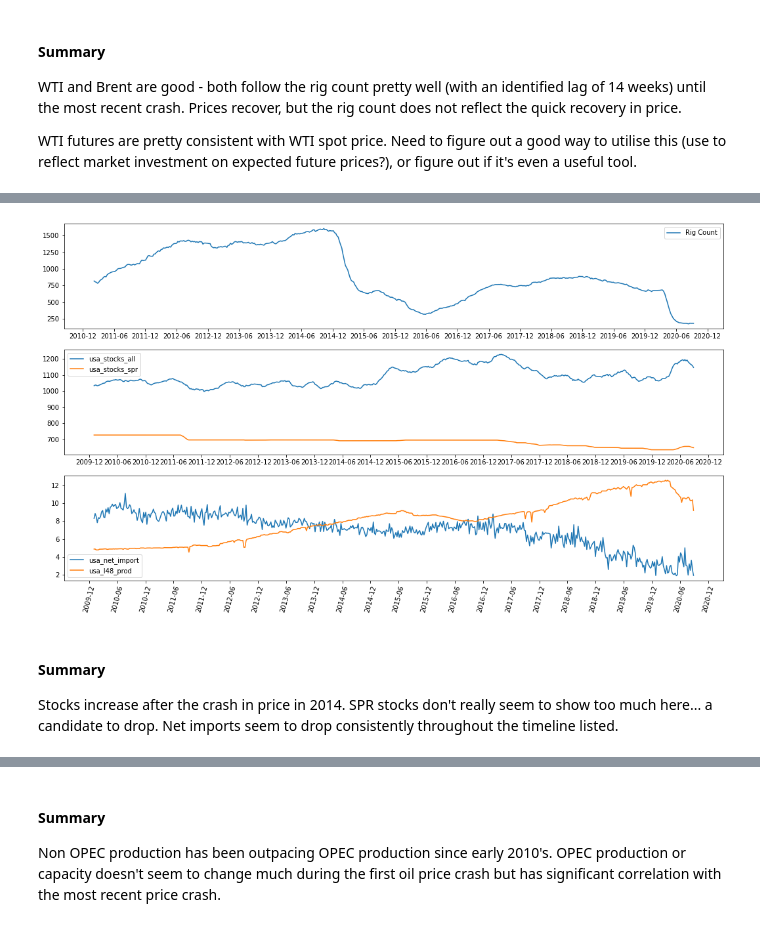
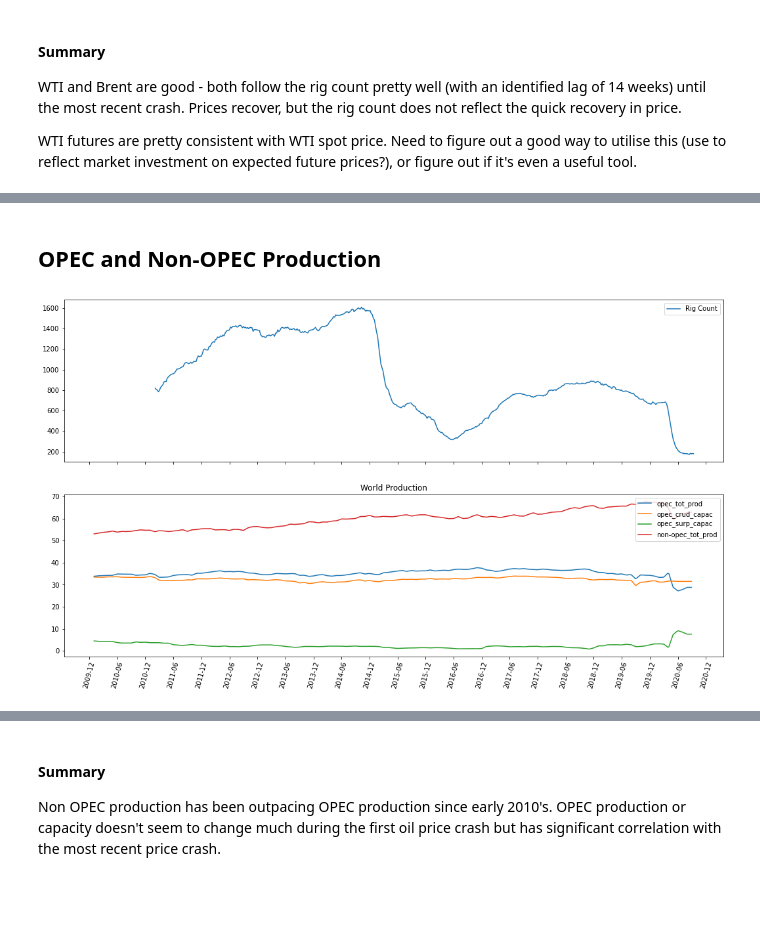
Before and after one commit to brspencer90/rig-count_L48, a Jupyter notebook: notebooks/3.1_EDA.ipynb, the cells around one changed output, grey strips where cells are left out. Saved outputs shown, nothing was run; the diff lists cells and outputs as text; code cells hidden in the pictures; blank space fills up the shorter version.

```diff
--- a/notebooks/3.1_EDA.ipynb
+++ b/notebooks/3.1_EDA.ipynb
@@ -33,6 +33,9 @@ merged_filename = 'merged_data.csv'
 # Load csv into dataframe
 df_rig = pd.read_csv(data_interim_dir + rig_filename)
 df_eia = pd.read_csv(data_interim_dir + eia_filename)
+
+df_rig.date = pd.to_datetime(df_rig.date)
+df_eia.date = pd.to_datetime(df_eia.date)
 # %% [markdown]
 # What am I trying to model?
 # %%
@@ -240,3 +301,23 @@ shifted_wti[['date','wti_spot_lag_14','wti_spot_lag_0','Total US RigCount']].ilo
 WTI and Brent are good - both follow the rig count pretty well (with an identified lag of 14 weeks) until the most recent crash. Prices recover, but the rig count does not reflect the quick recovery in price.
 
 WTI futures are pretty consistent with WTI spot price. Need to figure out a good way to utilise this (use to reflect market investment on expected future prices?), or figure out if it's even a useful tool.
+# %%
+fig, ax = plt.subplots(3,sharex=True,figsize=(18,10))
+
+ax[0].plot(df_rig.date,df_rig['Total US RigCount'], label ='Rig Count')
+
+for col in ['usa_stocks_all','usa_stocks_spr']:
+    ax[1].plot(df_eia.date,df_eia.loc[:,col], label =col)
+
+for col in ['usa_l48_prod','usa_net_import']:
+    ax[2].plot(df_eia.date,df_eia.loc[:,col], label =col)
+
+for i in range(0,3):
+    ax[i].legend()
+
+ax[2].xaxis.set_major_locator(matplotlib.dates.MonthLocator(bymonth = range(0,13,6)))
+ax[2].xaxis.set_major_formatter(matplotlib.dates.DateFormatter("%Y-%m"))
+
+
+plt.xticks(rotation=75)
+plt.show()
@@ -243,33 +350,19 @@ WTI futures are pretty consistent with WTI spot price. Need to figure out a good
+# %% [markdown]
+## OPEC and Non-OPEC Production
 # %%
-fig, ax = plt.subplots(3,figsize=(18,10))
+fig, ax = plt.subplots(2,sharex=True,figsize=(18,10))
+plt.title('World Production')
 
-ax[0].plot(pd.to_datetime(df_rig['date']),df_rig['Total US RigCount'], label ='Rig Count')
-ax[0].xaxis.set_major_locator(matplotlib.dates.MonthLocator(bymonth = range(0,13,6)))
-ax[0].xaxis.set_major_formatter(matplotlib.dates.DateFormatter("%Y-%m"))
+ax[0].plot(df_rig.date,df_rig['Total US RigCount'], label ='Rig Count')
 ax[0].legend()
 
-for i in [7,10]:
-    ax[2].plot(pd.to_datetime(df_eia['date']),df_eia.iloc[:,i], label =df_eia.iloc[:,i].name)
-
-ax[2].xaxis.set_major_locator(matplotlib.dates.MonthLocator(bymonth = range(0,13,6)))
-ax[2].xaxis.set_major_formatter(matplotlib.dates.DateFormatter("%Y-%m"))
-ax[2].legend()
-plt.xticks(rotation=75)
-
-for i in [8,9]:
-    ax[1].plot(pd.to_datetime(df_eia['date']),df_eia.iloc[:,i], label =df_eia.iloc[:,i].name)
-
-#ax[1].plot(pd.to_datetime(df_eia['date']),df_eia.wti_spot, label ='wti price')
+for col in df_eia.columns[11:15]:
+    ax[1].plot(df_eia.date,df_eia.loc[:,col], label =col)
 
 ax[1].xaxis.set_major_locator(matplotlib.dates.MonthLocator(bymonth = range(0,13,6)))
 ax[1].xaxis.set_major_formatter(matplotlib.dates.DateFormatter("%Y-%m"))
 ax[1].legend()
 plt.xticks(rotation=75)
 plt.show()
 # %% [output]
-[figure, old version]
+[figure, new version]
-# %% [markdown]
-#### Summary
-Stocks increase after the crash in price in 2014.
-SPR stocks don't really seem to show too much here... a candidate to drop.
-Net imports seem to drop consistently throughout the timeline listed.
```
Also changed, not shown: parts of 27 cells of this notebook, 4 other files.
